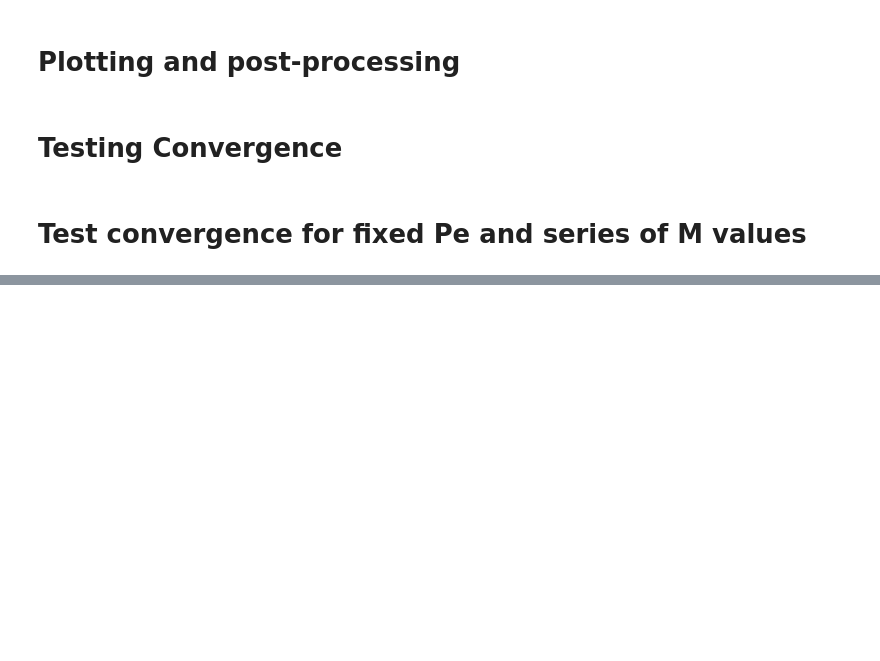
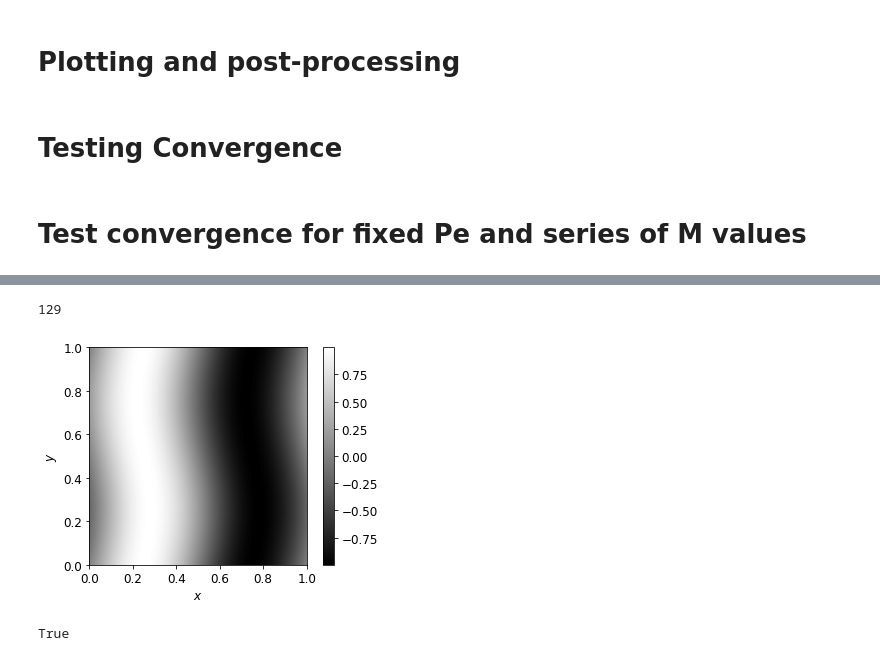
Before and after one commit to cjm715/lit, a Jupyter notebook: lit-notebook.ipynb, the cells around one changed output, grey strips where cells are left out. Saved outputs shown, nothing was run; the diff lists cells and outputs as text; code cells hidden in the pictures; blank space fills up the shorter version.

```diff
--- a/lit-notebook.ipynb
+++ b/lit-notebook.ipynb
@@ -280,3 +292,13 @@ a = np.fft.fftn(s[2].hist_th[-1])
+# %%
+st.plot(s[2].hist_th[-1])
+print(len(s[2].hist_th))
+# %% [output]
+129
+[figure, added]
+# %%
+np.allclose(np.array(s[1].hist_th_time),np.array(s[2].hist_th_time))
+# %% [output]
+True
 # %%
 plt.semilogy([st.hm1norm((st.subtract_mean(s[2].hist_th[i])))for i in range(len(s[2].hist_th))])
 plt.semilogy([st.hm1norm(st.dealias(st.subtract_mean(s[2].hist_th[i])))for i in range(len(s[2].hist_th))])
```
Also changed, not shown: parts of 27 cells of this notebook, 11 other files.
